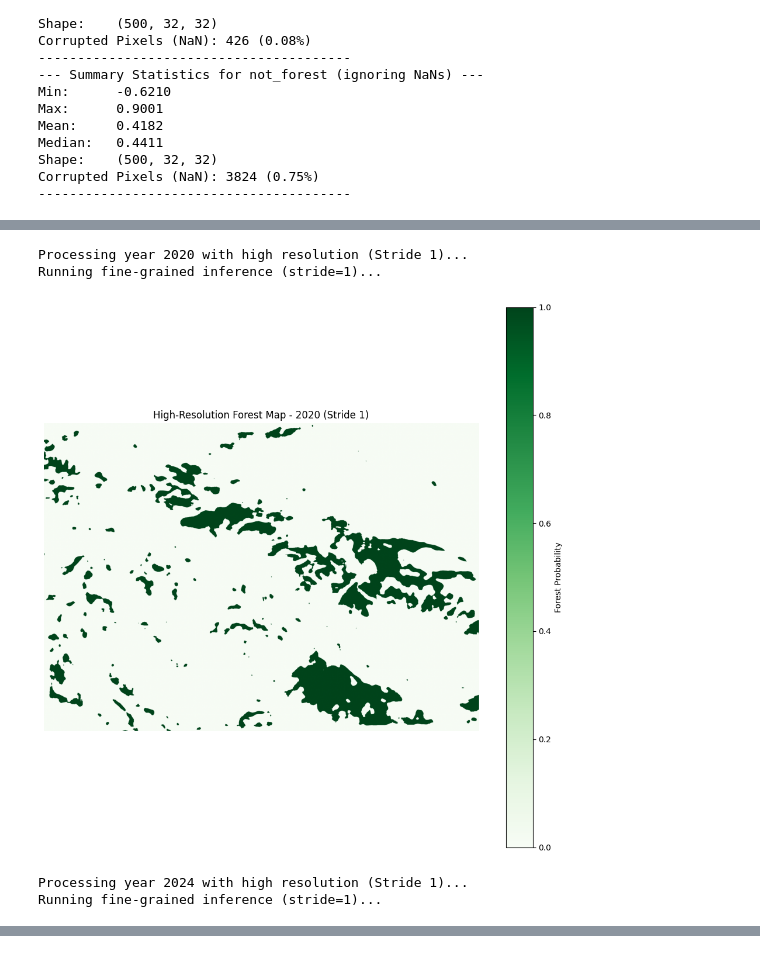
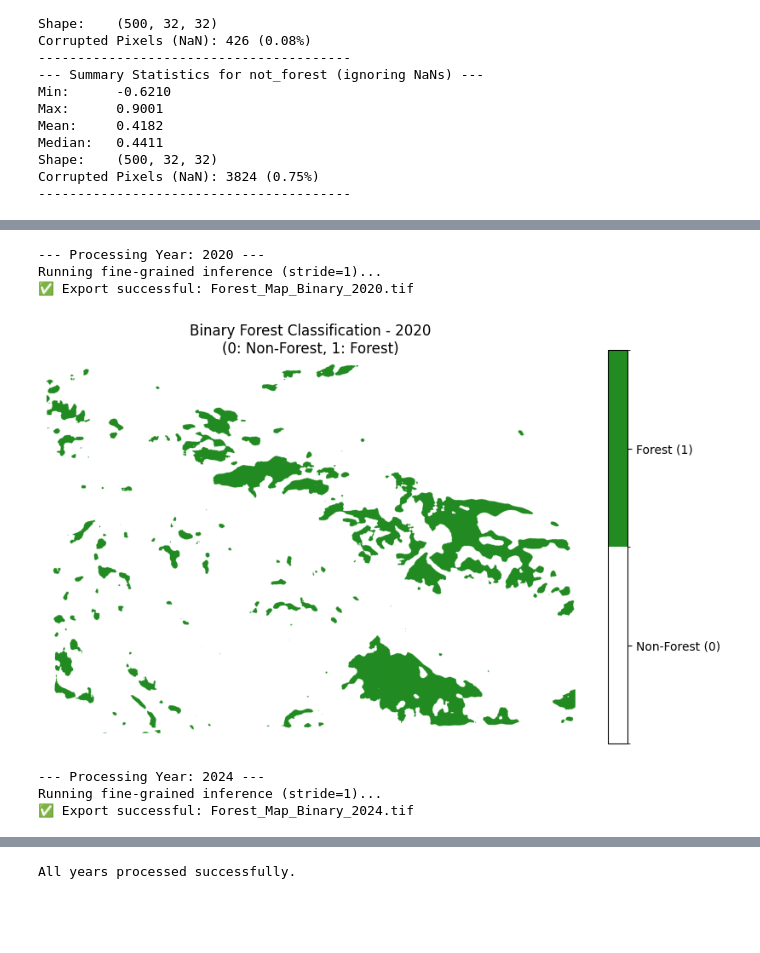
Before and after one commit to vensleemerilan/binary_classifier_forest, a Jupyter notebook: train_val_n_application.ipynb, the cells around one changed output, grey strips where cells are left out. Drawn from its saved outputs; the diff is of its cells as text; code cells hidden in the pictures; blank space fills up the shorter version.

Commit message:
Added tutorial DIY.md, model and train_val_n_application notebook modified

```diff
--- a/train_val_n_application.ipynb
+++ b/train_val_n_application.ipynb
@@ -398,35 +400,68 @@ def apply_fine_model(model, image_path, device, patch_size=32, stride=8):
 # %%
 #EXECUTION & VISUALIZATION
 #Stride = 1 means the window moves 1 pixel at a time,
 #resulting in maximum resolution/smoothness.
 
 paths = {
     "2020": r"C:\Users\mvens\Documents\projets\binary_classifier_forest\S2_NDVI_DrySeason_2020.tif",
     "2024": r"C:\Users\mvens\Documents\projets\binary_classifier_forest\S2_NDVI_DrySeason_2024.tif"
 }
 
+# 1. Discrete Visualization Setup
+# White for 0 (Non-forest), Forest Green for 1 (Forest)
+cmap_discrete = colors.ListedColormap(['white', 'forestgreen'])
+bounds = [0, 0.5, 1]
+norm = colors.BoundaryNorm(bounds, cmap_discrete.N)
+
 results = {}
 
 for year, path in paths.items():
-    print(f"Processing year {year} with high resolution (Stride 1)...")
+    print(f"\n--- Processing Year: {year} ---")
 
-    #1. Run the model inference
-    #Nota Bene: Make sure the function signature matches (model, path, device, etc.)
+    # 1. Run inference
+    # Note: apply_fine_model already returns a binary uint8 map (0 or 1)
     fine_map = apply_fine_model(model, path, device, patch_size=32, stride=1)
-
-    # 2. Store the result
     results[year] = fine_map
 
-    # 3. Plot the result
-    plt.figure(figsize=(12, 12))
-    plt.imshow(fine_map, cmap='Greens')
-    plt.title(f"High-Resolution Forest Map - {year} (Stride 1)")
-    plt.colorbar(label='Forest Probability')
+    # 2. Binary GeoTIFF Export
+    # We open the original file to copy its geospatial metadata (CRS, Transform)
+    output_filename = f"Forest_Map_Binary_{year}.tif"
+
+    with rasterio.open(path) as src:
+        meta = src.meta.copy()
+
+        # Update metadata for the output file
+        meta.update({
+            "dtype": 'uint8', # Efficient format for binary data
+            "count": 1,       # Single band output
+            "nodata": 0       # Define 0 as nodata if required
+        })
+
+        with rasterio.open(output_filename, 'w', **meta) as dst:
+            # Ensure data is written as uint8
+            dst.write(fine_map.astype(rasterio.uint8), 1)
+
+    print(f"✅ Export successful: {output_filename}")
+
+    # 3. Plotting the result
+    plt.figure(figsize=(10, 10))
+    im = plt.imshow(fine_map, cmap=cmap_discrete, norm=norm)
+
+    plt.title(f"Binary Forest Classification - {year}\n(0: Non-Forest, 1: Forest)")
+
+    # Configure the discrete colorbar
+    cbar = plt.colorbar(im, ticks=[0.25, 0.75], shrink=0.6)
+    cbar.ax.set_yticklabels(['Non-Forest (0)', 'Forest (1)'])
+
     plt.axis('off')
     plt.show()
+
+print("\nAll years processed successfully.")
 # %% [output]
-Processing year 2020 with high resolution (Stride 1)...
+--- Processing Year: 2020 ---
 Running fine-grained inference (stride=1)...
+✅ Export successful: Forest_Map_Binary_2020.tif
-[figure, old version]
+[figure, new version]
-Processing year 2024 with high resolution (Stride 1)...
+--- Processing Year: 2024 ---
 Running fine-grained inference (stride=1)...
+✅ Export successful: Forest_Map_Binary_2024.tif
@@ -433,0 +469 @@ Running fine-grained inference (stride=1)...
+All years processed successfully.
```
Also changed, not shown: parts of 7 cells of this notebook, 3 other files.
